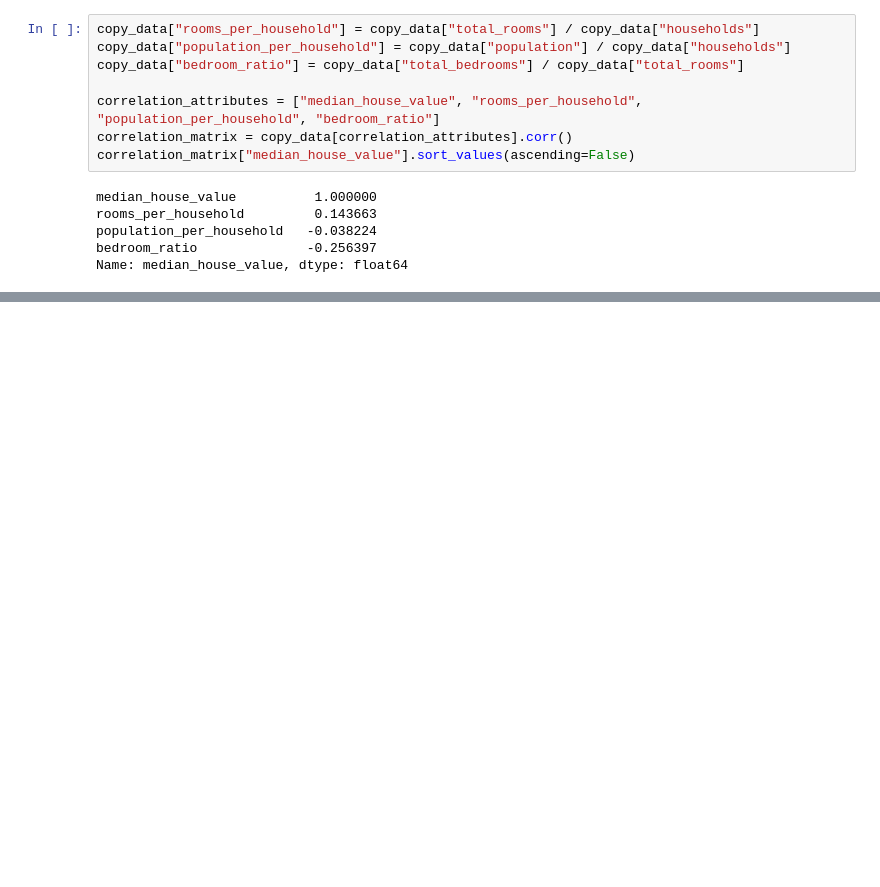
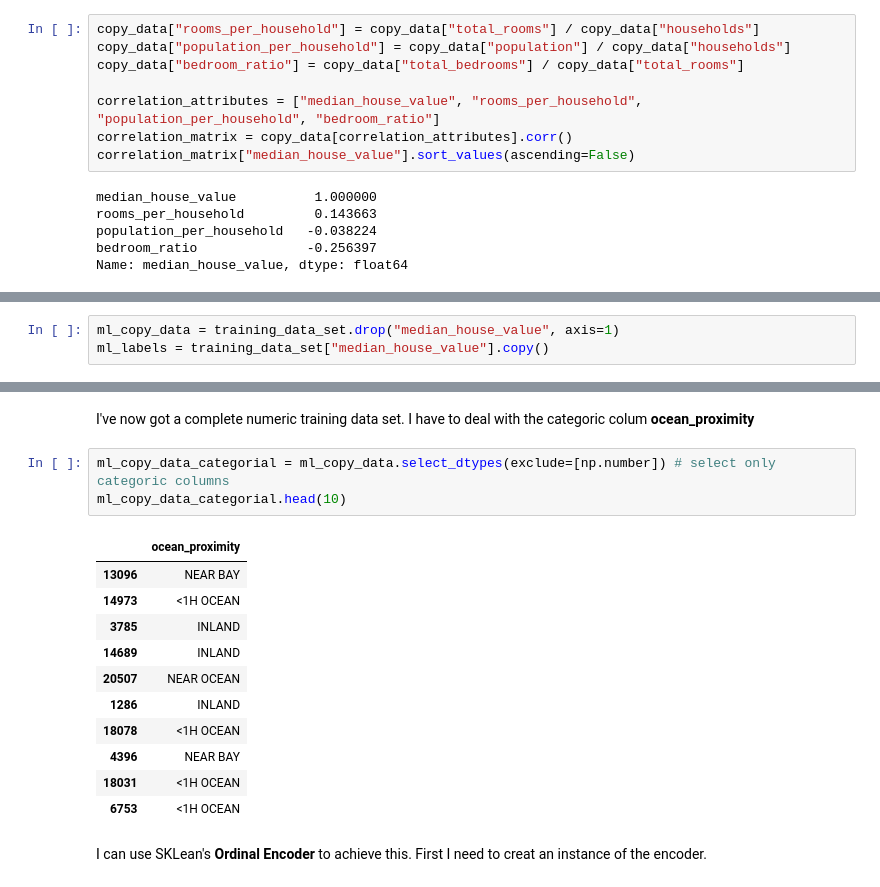
Before and after one commit to PatThompson1306/ml_all, a Jupyter notebook: chapter_two.ipynb, the cells around one changed output, grey strips where cells are left out. Drawn from its saved outputs; the diff is of its cells as text; blank space fills up the shorter version.

```diff
--- a/chapter_two.ipynb
+++ b/chapter_two.ipynb
@@ -314,0 +321,3 @@ Once this is done (and it may become an iterative process repeated later), it's
+# %%
+ml_copy_data = training_data_set.drop("median_house_value", axis=1)
+ml_labels = training_data_set["median_house_value"].copy()
@@ -314,0 +368,21 @@ Once this is done (and it may become an iterative process repeated later), it's
+# %% [markdown]
+I've now got a complete numeric training data set.
+I have to deal with the categoric colum **ocean_proximity**
+# %%
+ml_copy_data_categorial = ml_copy_data.select_dtypes(exclude=[np.number]) # select only categoric columns
+ml_copy_data_categorial.head(10)
+# %% [output]
+|  | ocean_proximity |
+| 13096 | NEAR BAY |
+| 14973 | <1H OCEAN |
+| 3785 | INLAND |
+| 14689 | INLAND |
+| 20507 | NEAR OCEAN |
+| 1286 | INLAND |
+| 18078 | <1H OCEAN |
+| 4396 | NEAR BAY |
+| 18031 | <1H OCEAN |
+| 6753 | <1H OCEAN |
+# %% [markdown]
+I can use SKLean's **Ordinal Encoder** to achieve this.
+First I need to creat an instance of the encoder.
```
Also changed, not shown: parts of 6 cells of this notebook, 2 other files.
